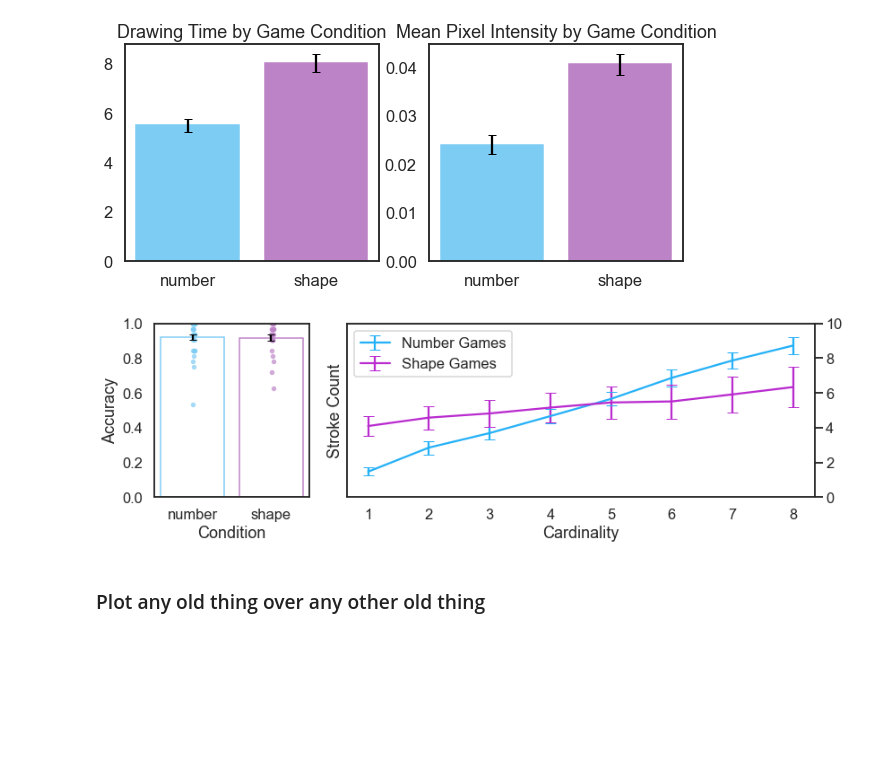
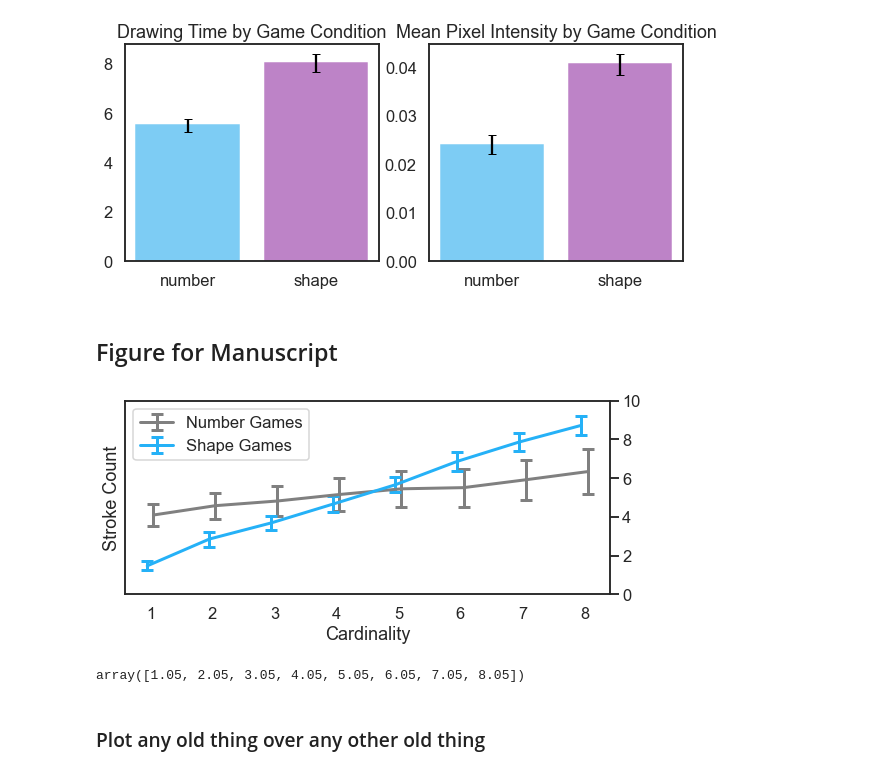
Before and after one commit to cogtoolslab/improvised_numerals, a Jupyter notebook: analysis/iternum_analysis.ipynb, the cells around one changed output. Cells and saved outputs as stored; diff of their text form; code cells hidden in the pictures; blank space fills up the shorter version.

Commit message:
most of the analyses that have happened since we last collected data

```diff
--- a/analysis/iternum_analysis.ipynb
+++ b/analysis/iternum_analysis.ipynb
@@ -268,5 +264,3 @@ D.to_csv(os.path.join(csv_dir,'iternum_group_data_{}.csv'.format(iterationName))
-# %%
-D = pd.read_csv(os.path.join(csv_dir,'iternum_group_data_{}.csv'.format(iterationName)))
 # %% [markdown]
 ### render out all the sketches
 # %%
@@ -635,3 +679,20 @@ plt.xlabel("Block #")
 plt.show()
 # %% [output]
 [figure]
+# %%
+
+ratio_DF = get_confint(pd.DataFrame(D.groupby(['Game_Condition'])['ratio'].agg(['mean', 'count', 'std'])))
+
+# ratio_correct_DF = get_confint(pd.DataFrame(D[D['outcome']==1].groupby(['Game_Condition'])['ratio'].agg(['mean', 'count', 'std'])))
+
+
+get_confint(pd.DataFrame(D.groupby(['Game_Condition'])['outcome'].agg(['mean', 'count', 'std'])))
+
+
+
+D['one2one'] = D['ratio'] == 1
+D['compressed'] = D['ratio'] < 1
+D['compressed'].mean()
+D['allgames'] = 1
+
+get_confint(pd.DataFrame(D.groupby(['Game_Condition']).agg(['mean', 'count', 'std']))['one2one'])
@@ -817,71 +946,81 @@ ax2.get_children()[1].set_color('#7DCCF4')
 ax2.get_children()[2].set_color('#BD83C7')
 # %% [output]
 [figure]
+# %% [markdown]
+## Figure for Manuscript
 # %%
 # Figure for CogSci
 
-fig , (ax1,ax2)= plt.subplots(1,2,figsize=(12,4),gridspec_kw={'width_ratios': [1, 3]})
+lw = 3
+cs = 6
+
+fig , ax2 = plt.subplots(1,1,figsize=(8,4))#,gridspec_kw={'width_ratios': [1, 3]})
 # fig.suptitle("Accuracy by Game Condition")
 # ax1 = fig.add_subplot(1,2,1)
 
 # ax1.set_title("Accuracy by Game Condition")
 
-ax1.bar(acc_DF.reset_index()['Game_Condition'],
-        height=acc_DF['mean'],
-        width=.8,
-        yerr=[acc_DF['ci95_hi']-acc_DF['mean'], acc_DF['mean']-acc_DF['ci95_lo']],
-        capsize=4)
-ax1.set_ylim([0,1])
-ax1.set_ylabel("Accuracy")
-ax1.set_xlabel("Condition")
+# ax1.bar(acc_DF.reset_index()['Game_Condition'],
+#         height=acc_DF['mean'],
+#         width=.8,
+#         yerr=[acc_DF['ci95_hi']-acc_DF['mean'], acc_DF['mean']-acc_DF['ci95_lo']],
+#         capsize=cs)
+# ax1.set_ylim([0,1])
+# ax1.set_ylabel("Accuracy")
+# ax1.set_xlabel("Condition")
 
-num_acc_trial_DF = get_confint(pd.DataFrame(df_num.groupby(['trialNum'])['outcome'].agg(['mean', 'count', 'std'])))
-aml_acc_trial_DF = get_confint(pd.DataFrame(df_aml.groupby(['trialNum'])['outcome'].agg(['mean', 'count', 'std'])))
+# num_acc_trial_DF = get_confint(pd.DataFrame(df_num.groupby(['trialNum'])['outcome'].agg(['mean', 'count', 'std'])))
+# aml_acc_trial_DF = get_confint(pd.DataFrame(df_aml.groupby(['trialNum'])['outcome'].agg(['mean', 'count', 'std'])))
 
 
 
-ax2.errorbar(range(1,len(num_str_trial_DF)+1),num_str_trial_DF['mean'],c='#25B1F7',
+ax2.errorbar(np.arange(1,len(aml_str_trial_DF)+1)+.05,aml_str_trial_DF['mean'],c='grey',linewidth=lw,
+             yerr=aml_str_trial_DF['ci95_hi']-aml_str_trial_DF['mean'],
+             capsize=cs, elinewidth=lw, markeredgewidth=lw)
+
+ax2.errorbar(np.arange(1,len(num_str_trial_DF)+1)-.05,num_str_trial_DF['mean'],c='#25B1F7',linewidth=lw,
              yerr=num_str_trial_DF['ci95_hi']-num_str_trial_DF['mean'],
-             capsize=6)
+             capsize=cs, elinewidth=lw, markeredgewidth=lw)
 
-ax2.errorbar(range(1,len(aml_str_trial_DF)+1),aml_str_trial_DF['mean'],c='#B92BCF',
-             yerr=aml_str_trial_DF['ci95_hi']-aml_str_trial_DF['mean'],
-             capsize=6)
 
-ax2.legend(('Number Games', 'Shape Games'))
+ax2.legend(('Number Games', 'Shape Games'),loc="upper left")
 # to plot accuracy over cardinality
 # acc_by_card_num = get_confint(pd.DataFrame(df_num.groupby(['gameID','cardinality'])['outcome'].agg(['mean', 'count', 'std'])))
 # acc_by_card_aml
 
 # ax2.set_title("Stroke Count over Trials")
 ax2.yaxis.tick_right()
 ax2.set_xlabel("Cardinality")
 ax2.set_ylabel("Stroke Count")
 ax2.set_ylim(0,np.ceil(np.max(num_str_trial_DF['ci95_hi']))) # set y-limit to be the nearest integer above max err val
 
-ax1.get_children()[1].set_color((0,0,0,0))
-ax1.get_children()[2].set_color((0,0,0,0))
-ax1.get_children()[1].set_edgecolor('#7DCCF4')
-ax1.get_children()[2].set_edgecolor('#BD83C7')
+# ax1.get_children()[1].set_color((0,0,0,0))
+# ax1.get_children()[2].set_color((0,0,0,0))
+# ax1.get_children()[1].set_edgecolor('#7DCCF4')
+# ax1.get_children()[2].set_edgecolor('grey')
 
 
 # show points as either subject accuracies, or cardinality / animals. If we want by subjects:
 num_subject_acc = np.array(subject_acc[subject_acc['Game_Condition']=='number']['outcome'])
 aml_subject_acc = np.array(subject_acc[subject_acc['Game_Condition']=='shape']['outcome'])
 # and if we want by cardinality / animal:
 cardinality_acc = np.array(pd.DataFrame(D[D['Game_Condition']=='number'].groupby(['cardinality'])['outcome'].mean()).reset_index()['outcome'])
-animal_acc = np.array(pd.DataFrame(D[D['Game_Condition']=='shape'].groupby(['category'])['outcome'].mean()).reset_index()['outcome'])
+animal_acc =      np.array(pd.DataFrame(D[D['Game_Condition']=='shape' ].groupby(['category'])['outcome'].mean()).reset_index()['outcome'])
 
-ax1.scatter(0 + np.random.random(num_subject_acc.size) * .03, num_subject_acc, color='#7DCCF4',s=16,alpha=.6)
-ax1.scatter(1 + np.random.random(aml_subject_acc.size) * .03, aml_subject_acc, color='#BD83C7',s=16,alpha=.6)
+# ax1.scatter(0 + np.random.random(num_subject_acc.size) * .03, num_subject_acc, color='#7DCCF4',s=16,alpha=.6)
+# ax1.scatter(1 + np.random.random(aml_subject_acc.size) * .03, aml_subject_acc, color='grey',s=16,alpha=.6)
 
 plt.tight_layout()
 fig.savefig('../results/plots/acc_stroke.pdf')
 
 # https://stackoverflow.com/questions/51027717/pyplot-bar-charts-with-individual-data-points/51032760
 fig.show()
 # %% [output]
-[figure, old version]
+[figure, new version]
+# %%
+np.arange(1,len(aml_str_trial_DF)+1)+.05
+# %% [output]
+array([1.05, 2.05, 3.05, 4.05, 5.05, 6.05, 7.05, 8.05])
 # %% [markdown]
 ### Plot any old thing over any other old thing
 # %%
```
Also changed, not shown: parts of 25 cells of this notebook, 12 other files.
